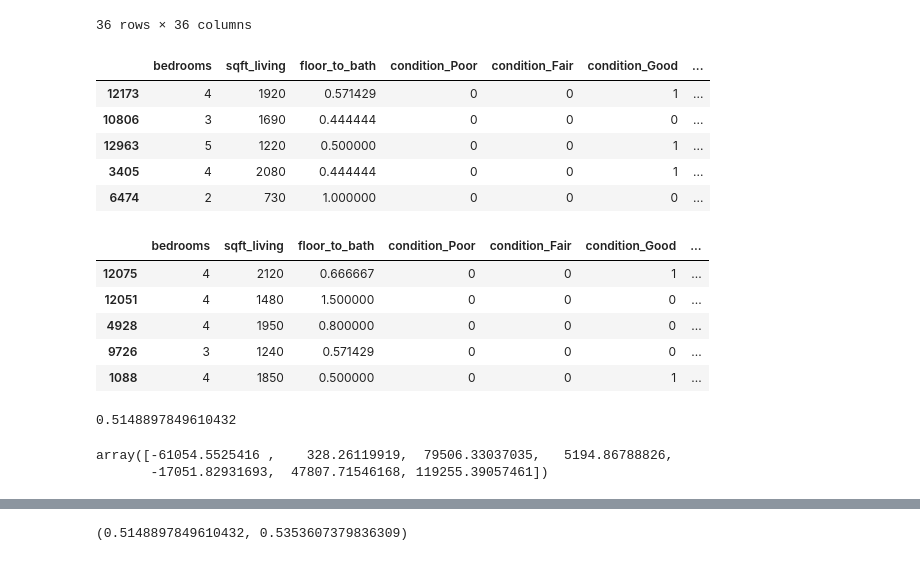
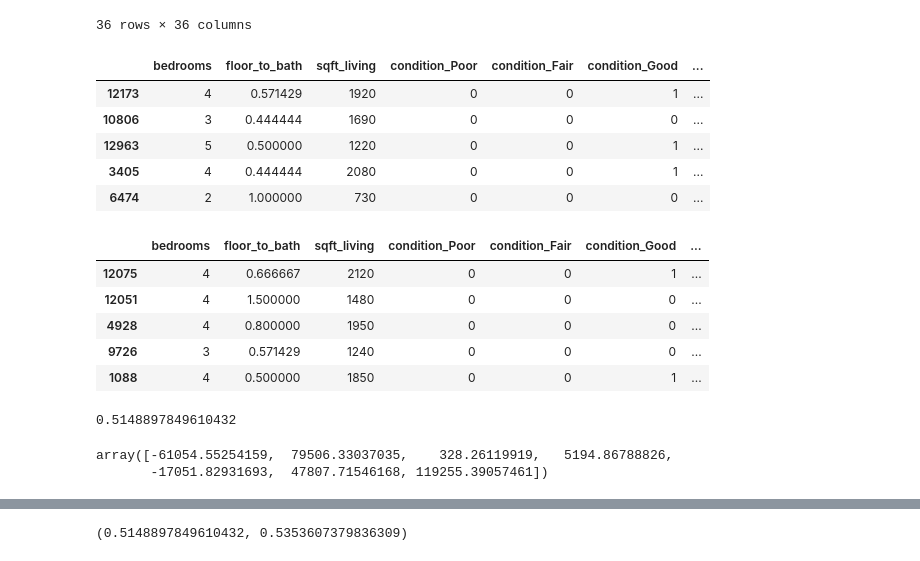
Before and after one commit to sgchatrathi/Real-Estate-Project-analysis, a Jupyter notebook: Main Notebook.ipynb, the cells around one changed output, grey strips where cells are left out. Drawn from its saved outputs; the diff is of its cells as text; code cells hidden in the pictures.

```diff
--- a/Main Notebook.ipynb
+++ b/Main Notebook.ipynb
@@ -424,29 +435,29 @@ df_expanded.corr().abs()
 | bath_to_floor | 0.055460 | 0.008407 | 0.241108 | 0.349047 | 0.518497 | 0.378349 | 0.078787 | 0.421083 | 0.118320 | ... |
 36 rows × 36 columns
 # %%
-x_columns = ['bedrooms', 'sqft_living', 'floor_to_bath','condition_Poor', 'condition_Fair', 'condition_Good', 'condition_Very Good'] #replace sqft_lot w/ living
+x_columns = ['bedrooms', 'floor_to_bath', 'sqft_living',
+             'condition_Poor', 'condition_Fair', 'condition_Good', 'condition_Very Good']
 X = df[x_columns]
 y = df.price
 X_train, X_test, y_train, y_test = train_test_split(X,
                                                     y,
                                                     test_size=0.25,
                                                     random_state=10)
+display(X_train.head())
+display(X_test.head())
+# %% [output]
+|  | bedrooms | floor_to_bath | sqft_living | condition_Poor | condition_Fair | condition_Good | ... |
+| 12173 | 4 | 0.571429 | 1920 | 0 | 0 | 1 | ... |
+| 10806 | 3 | 0.444444 | 1690 | 0 | 0 | 0 | ... |
+| 12963 | 5 | 0.500000 | 1220 | 0 | 0 | 1 | ... |
+| 3405 | 4 | 0.444444 | 2080 | 0 | 0 | 1 | ... |
+| 6474 | 2 | 1.000000 | 730 | 0 | 0 | 0 | ... |
+|  | bedrooms | floor_to_bath | sqft_living | condition_Poor | condition_Fair | condition_Good | ... |
+| 12075 | 4 | 0.666667 | 2120 | 0 | 0 | 1 | ... |
+| 12051 | 4 | 1.500000 | 1480 | 0 | 0 | 0 | ... |
+| 4928 | 4 | 0.800000 | 1950 | 0 | 0 | 0 | ... |
+| 9726 | 3 | 0.571429 | 1240 | 0 | 0 | 0 | ... |
+| 1088 | 4 | 0.500000 | 1850 | 0 | 0 | 1 | ... |
-# %%
-display(X_train.head())
-display(X_test.head())
-# %% [output]
-|  | bedrooms | sqft_living | floor_to_bath | condition_Poor | condition_Fair | condition_Good | ... |
-| 12173 | 4 | 1920 | 0.571429 | 0 | 0 | 1 | ... |
-| 10806 | 3 | 1690 | 0.444444 | 0 | 0 | 0 | ... |
-| 12963 | 5 | 1220 | 0.500000 | 0 | 0 | 1 | ... |
-| 3405 | 4 | 2080 | 0.444444 | 0 | 0 | 1 | ... |
-| 6474 | 2 | 730 | 1.000000 | 0 | 0 | 0 | ... |
-|  | bedrooms | sqft_living | floor_to_bath | condition_Poor | condition_Fair | condition_Good | ... |
-| 12075 | 4 | 2120 | 0.666667 | 0 | 0 | 1 | ... |
-| 12051 | 4 | 1480 | 1.500000 | 0 | 0 | 0 | ... |
-| 4928 | 4 | 1950 | 0.800000 | 0 | 0 | 0 | ... |
-| 9726 | 3 | 1240 | 0.571429 | 0 | 0 | 0 | ... |
-| 1088 | 4 | 1850 | 0.500000 | 0 | 0 | 1 | ... |
 # %%
 # Fit Scalar to Train
 ss = StandardScaler()
@@ -455,19 +466,19 @@ ss.fit(X_train)
 # Transform Train
 X_train_scaled = ss.transform(X_train)
 X_test_scaled = ss.transform(X_test)
+
+#Instantiate LR object
+lr = LinearRegression()
+# fit the model on the training set
+lr.fit(X_train, y_train)
+# Check the R^2 of the training data
+lr.score(X_train, y_train)
+# %% [output]
+0.5148897849610432
-# %%
-#Instantiate LR object
-lr = LinearRegression()
-# fit the model on the training set
-lr.fit(X_train, y_train)
-# Check the R^2 of the training data
-lr.score(X_train, y_train)
-# %% [output]
-0.5148897849610432
 # %%
 lr.coef_
 # %% [output]
-array([-61054.5525416 ,    328.26119919,  79506.33037035,   5194.86788826,
+array([-61054.55254159,  79506.33037035,    328.26119919,   5194.86788826,
        -17051.82931693,  47807.71546168, 119255.39057461])
 # %%
 lr.score(X_test, y_test)
```
Also changed, not shown: parts of 42 cells of this notebook.
